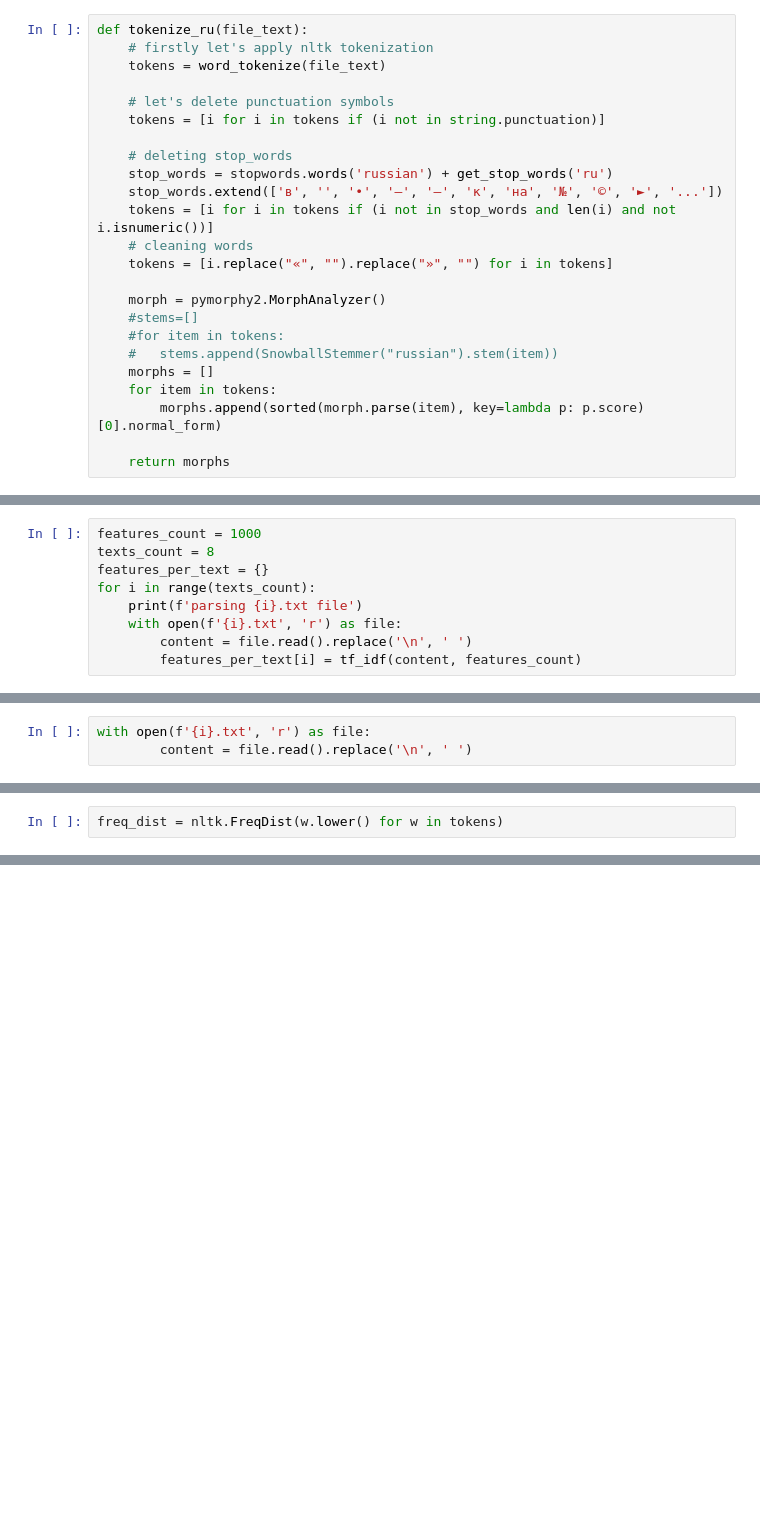
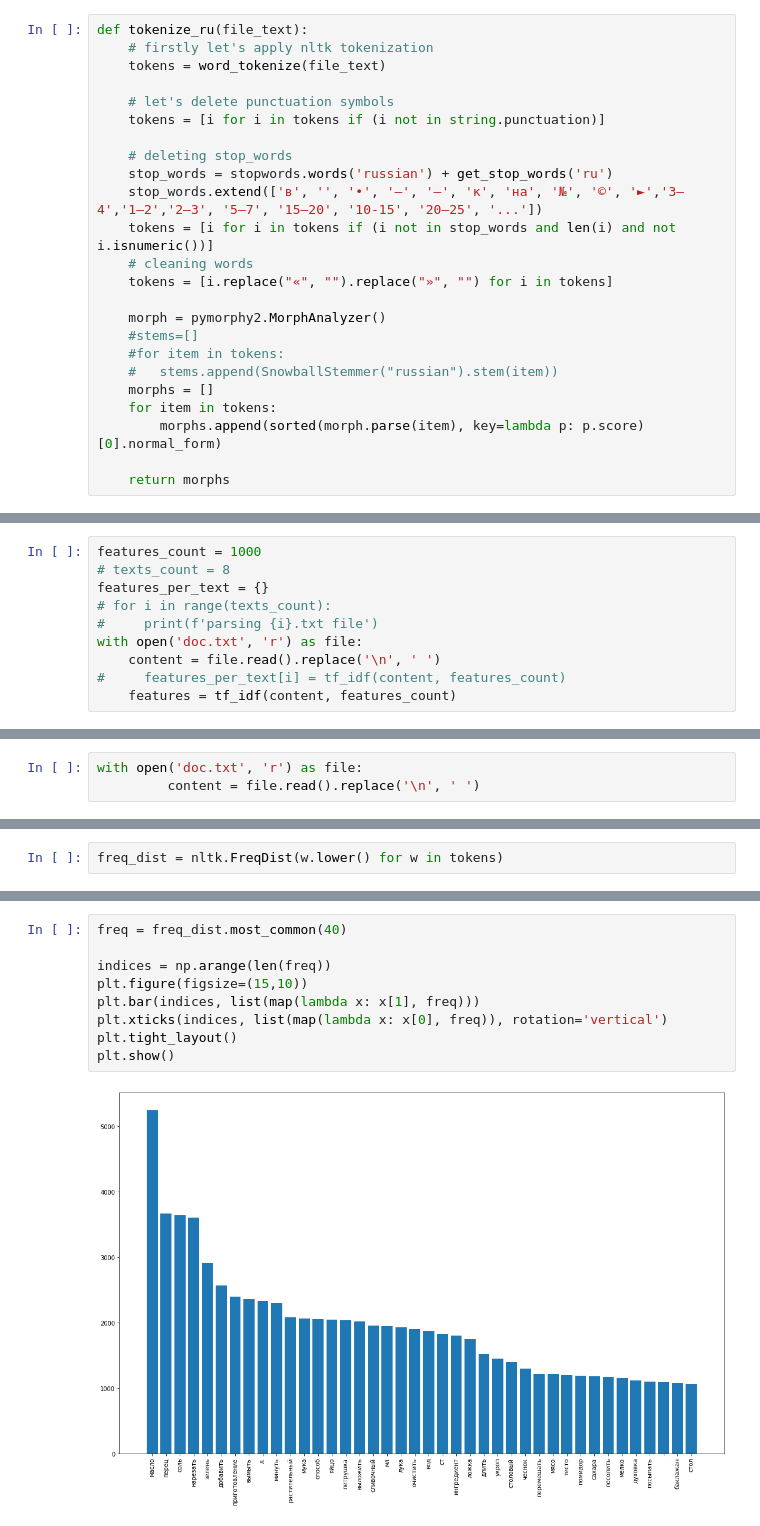
Before and after one commit to AlexPashnin/textprocessing, a Jupyter notebook: TextProcessing.ipynb, the cells around one changed output, grey strips where cells are left out. Cells and saved outputs as stored; diff of their text form; blank space fills up the shorter version.

Commit message:
Add some plots

```diff
--- a/TextProcessing.ipynb
+++ b/TextProcessing.ipynb
@@ -36,7 +46,7 @@ def tokenize_ru(file_text):
 
     # deleting stop_words
     stop_words = stopwords.words('russian') + get_stop_words('ru')
-    stop_words.extend(['в', '', '•', '—', '–', 'к', 'на', '№', '©', '►', '...'])
+    stop_words.extend(['в', '', '•', '—', '–', 'к', 'на', '№', '©', '►','3–4','1–2','2–3', '5–7', '15–20', '10-15', '20–25', '...'])
     tokens = [i for i in tokens if (i not in stop_words and len(i) and not i.isnumeric())]
     # cleaning words
     tokens = [i.replace("«", "").replace("»", "") for i in tokens]
@@ -64,9 +75,10 @@ def tf_idf(corpus, feature_count):
 # %%
 features_count = 1000
-texts_count = 8
+# texts_count = 8
 features_per_text = {}
-for i in range(texts_count):
-    print(f'parsing {i}.txt file')
-    with open(f'{i}.txt', 'r') as file:
-        content = file.read().replace('\n', ' ')
-        features_per_text[i] = tf_idf(content, features_count)
+# for i in range(texts_count):
+#     print(f'parsing {i}.txt file')
+with open('doc.txt', 'r') as file:
+    content = file.read().replace('\n', ' ')
+#     features_per_text[i] = tf_idf(content, features_count)
+    features = tf_idf(content, features_count)
@@ -77,8 +105,8 @@ features_per_text[0]
 # %% [markdown]
 ## Подсчёт вероятностей
 # %%
-with open(f'{i}.txt', 'r') as file:
-        content = file.read().replace('\n', ' ')
+with open('doc.txt', 'r') as file:
+         content = file.read().replace('\n', ' ')
 # %%
 tokens = tokenize_ru(content)
 # %%
@@ -105,0 +136,11 @@ freq_dist.most_common(1000)
+# %%
+freq = freq_dist.most_common(40)
+
+indices = np.arange(len(freq))
+plt.figure(figsize=(15,10))
+plt.bar(indices, list(map(lambda x: x[1], freq)))
+plt.xticks(indices, list(map(lambda x: x[0], freq)), rotation='vertical')
+plt.tight_layout()
+plt.show()
+# %% [output]
+[figure, added]
```
Also changed, not shown: parts of 17 cells of this notebook, 1 other file.
